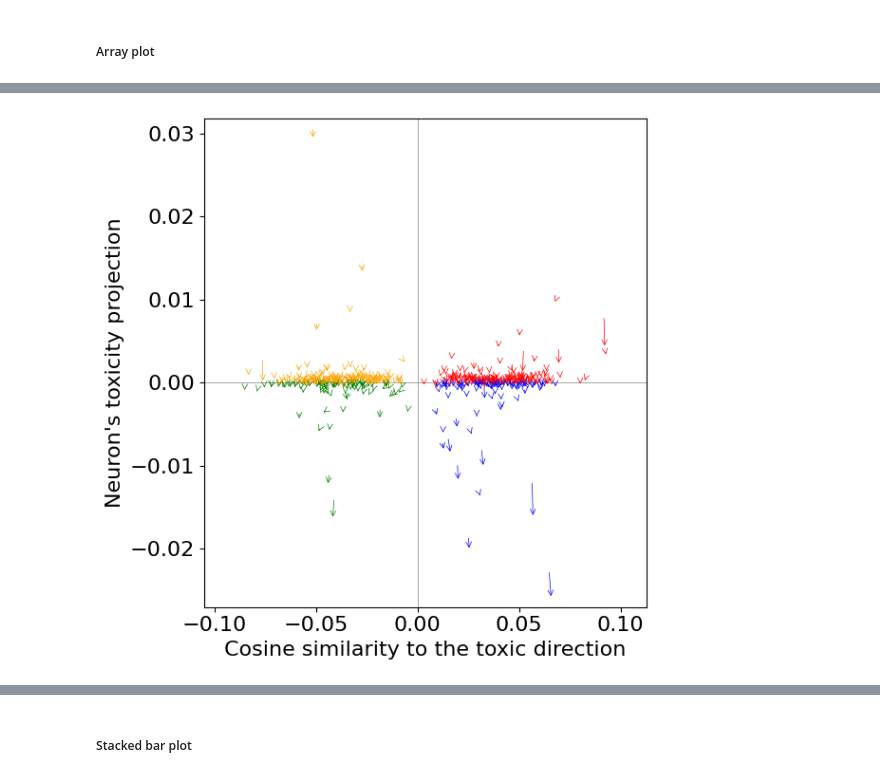
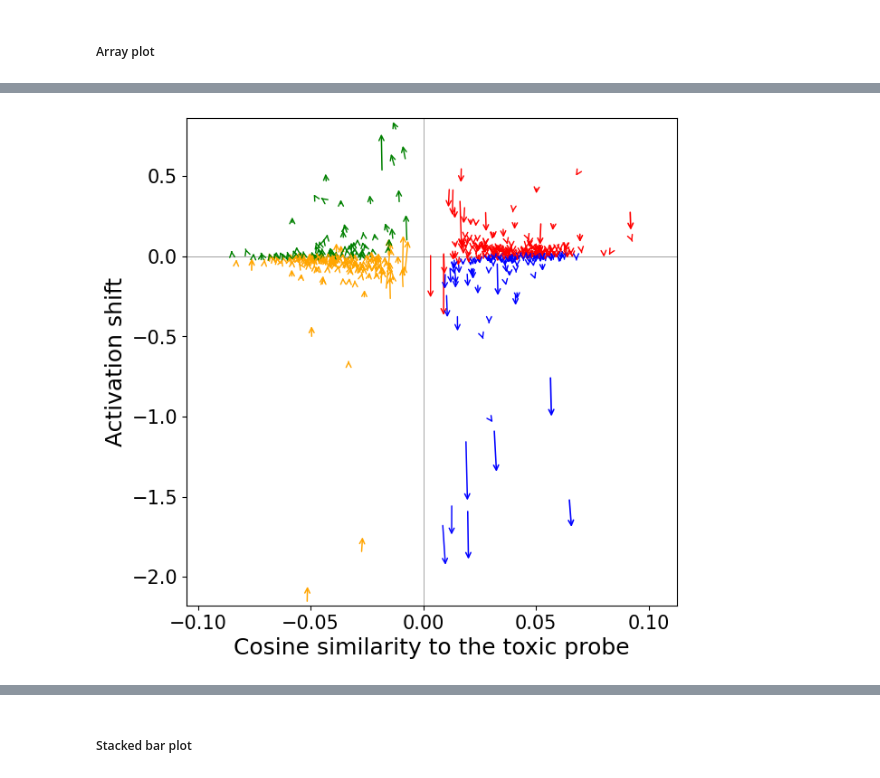
Before and after one commit to PamelaBha/MIB, a Jupyter notebook: toxicity/graphs/contribution_plot_gemma2.ipynb, the cells around one changed output, grey strips where cells are left out. Cells and saved outputs as stored; diff of their text form; code cells hidden in the pictures.

Commit message:
Modified four-group graphs

```diff
--- a/toxicity/graphs/contribution_plot_gemma2.ipynb
+++ b/toxicity/graphs/contribution_plot_gemma2.ipynb
@@ -12,0 +9,3 @@ dpo_cosine_similaritys = pd.read_csv('/data/kebl6672/dpo-toxic-general/toxicity/
+# %%
+df = pd.read_csv('/data/kebl6672/dpo-toxic-general/toxicity/gemma2_all_neuron_metrics_new.csv')
+df.head()
@@ -13,13 +19,16 @@ dpo_cosine_similaritys = pd.read_csv('/data/kebl6672/dpo-toxic-general/toxicity/
 # %%
 # List of DataFrames to merge
-dfs = [pt_projections, dpo_projections, pt_cossims, dpo_cosine_similaritys]
+# dfs = [pt_projections, dpo_projections, pt_cossims, dpo_cosine_similaritys]
 
 # Merge all DataFrames in the list on 'layer_idx' and 'neuron_idx'
-merged_df = reduce(lambda left, right: pd.merge(left, right, on=['layer_idx', 'neuron_idx'], how='outer'), dfs)
+# merged_df = reduce(lambda left, right: pd.merge(left, right, on=['layer_idx', 'neuron_idx'], how='outer'), df)
 
+# merged_df.replace([float("inf"), float("-inf")], np.nan, inplace=True)
+# merged_df.dropna(inplace=True)  # Removes affected rows
+
+merged_df = df
 merged_df.replace([float("inf"), float("-inf")], np.nan, inplace=True)
 merged_df.dropna(inplace=True)  # Removes affected rows
-
 merged_df['projection_diff'] = merged_df['pt_projection_value'] - merged_df['dpo_projection_value']
 merged_df['activation_diff'] = merged_df['pt_activation_value'] - merged_df['dpo_activation_value']
 
@@ -405,59 +432,81 @@ plt.show()
 # %%
-# Top 500 contributing neurons
-top_contrib = df[:500]
+# Top contributing neurons
+top_contrib = df.sort_values(by="projection_diff", ascending=False).head(500)
+
+# Define x and y variables
 x1 = top_contrib["pt_cosine_similarity"]
 x2 = top_contrib["dpo_cosine_similarity"]
-y1 = top_contrib["pt_projection_value"]
-y2 = top_contrib["dpo_projection_value"]
 
-fig, ax = plt.subplots(figsize=(6, 6))
+# Activation shift outlier removal for display
+lower_q = top_contrib[["pt_activation_value", "dpo_activation_value"]].quantile(0.005).min()
+upper_q = top_contrib[["pt_activation_value", "dpo_activation_value"]].quantile(0.995).max()
 
-# Setting axis labels with larger font size
-ax.set_xlabel("Cosine similarity to the toxic direction", fontsize=16)
-ax.set_ylabel("Neuron's toxicity projection", fontsize=16)
+top_contrib = top_contrib[
+    (top_contrib["pt_activation_value"].between(lower_q, upper_q)) &
+    (top_contrib["dpo_activation_value"].between(lower_q, upper_q))
+]
 
-# Axis limits
+# - toxic neurons: positive cossim + activation drop
+# - anti-toxic neurons: negative cossim + activation rise
+top_contrib = top_contrib[
+    ((top_contrib["pt_cosine_similarity"] > 0) & (top_contrib["dpo_activation_value"] < top_contrib["pt_activation_value"])) |
+    ((top_contrib["pt_cosine_similarity"] < 0) & (top_contrib["dpo_activation_value"] > top_contrib["pt_activation_value"]))
+]
+
+# Final inputs for plot
+x1 = top_contrib["pt_cosine_similarity"]
+x2 = top_contrib["dpo_cosine_similarity"]
+y1 = top_contrib["pt_activation_value"]
+y2 = top_contrib["dpo_activation_value"]
+
+contrib = top_contrib["projection_diff"]
+contrib = contrib / max(contrib) # Normalise
+
+width_boost = 1.2
+contrib = np.clip(contrib / max(contrib) * width_boost, 0, 1)
+width = contrib / max(contrib) * width_boost - contrib + 1
+
+fig, ax = plt.subplots(figsize=(7, 7))
+
+# Increase label font size
+ax.set_xlabel("Cosine similarity to the toxic probe", fontsize=18)
+ax.set_ylabel("Activation shift", fontsize=18)
+
+# Increase tick label size
+ax.tick_params(axis='both', which='major', labelsize=15)
+
 _xpad = 0.02
-_ypad = 0.001
+_ypad = 0.01
 ax.set_xlim(min(min(x1), min(x2)) - _xpad, max(max(x1), max(x2)) + _xpad)
 ax.set_ylim(min(min(y1), min(y2)) - _ypad, max(max(y1), max(y2)) + _ypad)
 
-# Drawing reference lines
 ax.axhline(0, color="gray", lw=0.5)
 ax.axvline(0, color="gray", lw=0.5)
 
-# Plotting arrows for each contribution
-for _x1, _x2, _y1, _y2 in zip(x1, x2, y1, y2):
+for _x1, _x2, _y1, _y2, _contrib, _width in zip(x1, x2, y1, y2, contrib, width):
     if _x1 > 0:
         if _y1 > 0:
-            # toxic neuron with positive activation
-            color = "r"
+            color = "r"  # toxic neuron with positive activation
         else:
-            # toxic neuron with negative activation
-            color = "b"
+            color = "b"  # toxic neuron with negative activation
     else:
-        if _y1 < 0:
-            # anti-toxic neuron with positive activation
-            color = "g"
+        if _y1 > 0:
+            color = "g"  # anti-toxic neuron with positive activation
         else:
-            # anti-toxic neuron with negative activation
-            color = "orange"
+            color = "orange"  # anti-toxic neuron with negative activation
+
     ax.annotate(
         "",
         xy=(_x2, _y2),
         xytext=(_x1, _y1),
         arrowprops=dict(
             arrowstyle="->",
             color=color,
-            linewidth=0.5,
+            linewidth=_width,
         ),
     )
 
-# Increase the size of the tick labels
-ax.tick_params(axis='both', which='major', labelsize=16)
-
-plt.tight_layout()
 plt.show()
 # %% [output]
-[figure, old version]
+[figure, new version]
 # %%
```
Also changed, not shown: parts of 13 cells of this notebook, 3 other files.
